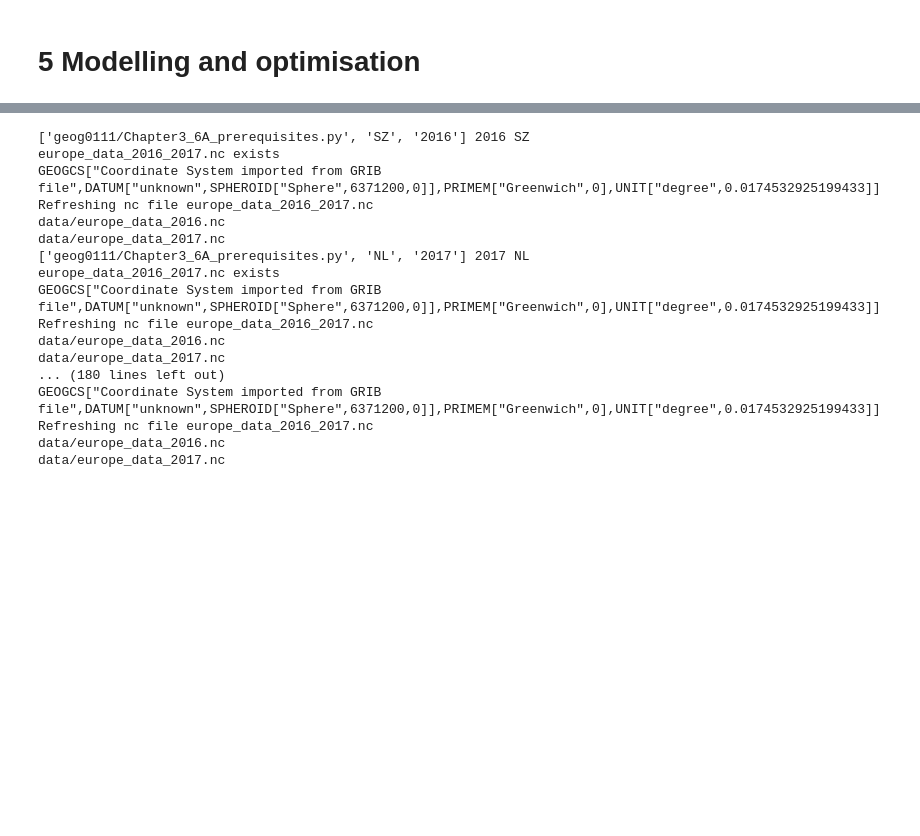
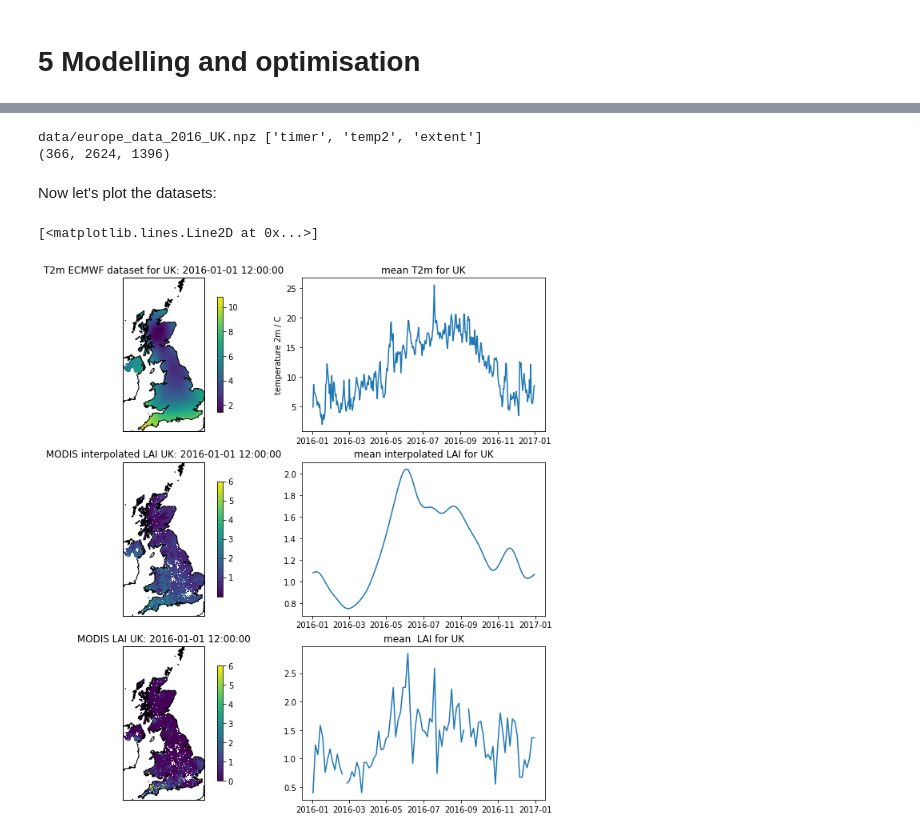
Before and after one commit to profLewis/geog0111_OLD, a Jupyter notebook: Chapter_5_Modelling_and_optimisation.ipynb, the cells around one changed output, grey strips where cells are left out. Drawn from its saved outputs; the diff is of its cells as text; code cells hidden in the pictures; blank space fills up the shorter version.

```diff
--- a/Chapter_5_Modelling_and_optimisation.ipynb
+++ b/Chapter_5_Modelling_and_optimisation.ipynb
@@ -59,49 +98,60 @@ if 'interpolated_lai' in list(lai.keys()):
+# %%
+
+'''
+Load the prepared T 2m data
+'''
+t2_filename = f'data/europe_data_{year}_{country_code}.npz'
+# get the dataset in case its not here
+procure_dataset(Path(t2_filename).name,verbose=False)
+t2data = np.load(t2_filename)
+print(t2_filename,list(t2data.keys()))
+
+timer, temp2, extent = t2data['timer'], t2data['temp2'], t2data['extent']
+print(temp2.shape)
+# %% [output]
+data/europe_data_2016_UK.npz ['timer', 'temp2', 'extent']
+(366, 2624, 1396)
+# %% [markdown]
+Now let's plot the datasets:
 # %%
 # visualise the interpolated dataset
 import matplotlib.pylab as plt
 import cartopy.crs as ccrs
 %matplotlib inline
 
 plt.figure(figsize=(12,12))
-ax = plt.subplot ( 2, 2, 1 ,projection=ccrs.Sinusoidal.MODIS)
+ax = plt.subplot ( 3, 2, 1 ,projection=ccrs.Sinusoidal.MODIS)
 ax.coastlines('10m')
 ax.set_title(f'T2m ECMWF dataset for {country_code}: {str(t2data["timer"][0])}')
-im = ax.imshow(t2data['temp2'][0],extent=t2data['extent'])
+im = ax.imshow(temp2[0],extent=extent)
 plt.colorbar(im,shrink=0.75)
 
-ax = plt.subplot ( 2, 2, 2 ,projection=ccrs.Sinusoidal.MODIS)
+ax = plt.subplot ( 3, 2, 3 ,projection=ccrs.Sinusoidal.MODIS)
+ax.coastlines('10m')
+ax.set_title(f'MODIS interpolated LAI {country_code}: {str(t2data["timer"][0])}')
+im = plt.imshow(interpolated_lai[:,:,0],vmax=6,extent=extent)
+plt.colorbar(im,shrink=0.75)
+
+ax = plt.subplot ( 3, 2, 5 ,projection=ccrs.Sinusoidal.MODIS)
 ax.coastlines('10m')
 ax.set_title(f'MODIS LAI {country_code}: {str(t2data["timer"][0])}')
-im = plt.imshow(lai['interpolated_lai'][:,:,0],vmax=6,extent=t2data['extent'])
-_ = plt.colorbar(im,shrink=0.75)
+im = plt.imshow(lai[:,:,0],vmax=6,extent=extent)
+plt.colorbar(im,shrink=0.75)
 
-plt.subplot ( 2, 2, 3 )
+
+
+plt.subplot ( 3, 2, 2 )
 plt.title(f'mean T2m for {country_code}')
-plt.plot(t2data['timer'],np.nanmean(t2data['temp2'],axis=(1,2)))
+plt.plot(timer,np.nanmean(temp2,axis=(1,2)))
 plt.ylabel('temperature 2m / C')
-plt.subplot ( 2, 2, 4 )
-plt.title(f'mean LAI for {country_code}')
-mean = np.nanmean(lai['interpolated_lai'],axis=(0,1))
-plt.plot(t2data['timer'][::4],mean)
+plt.subplot ( 3,2, 4 )
+plt.title(f'mean interpolated LAI for {country_code}')
+mean = np.nanmean(interpolated_lai,axis=(0,1))
+plt.plot(timer[::4],mean)
+plt.subplot ( 3,2, 6 )
+plt.title(f'mean  LAI for {country_code}')
+mean = np.nanmean(lai,axis=(0,1))
+plt.plot(timer[::4],mean)
+# %% [output]
+[<matplotlib.lines.Line2D at 0x...>]
+[figure, added]
-# %%
-for year in [2016,2017]:
-      for country_code in ['EI', 'SZ', 'NL', 'GM', 'SP', 'LU', 'FR', 'BE', 'UK', 'DA']:
-          %run geog0111/Chapter3_6A_prerequisites.py $country_code $year
-# %% [output]
-['geog0111/Chapter3_6A_prerequisites.py', 'SZ', '2016'] 2016 SZ
-europe_data_2016_2017.nc exists
-GEOGCS["Coordinate System imported from GRIB file",DATUM["unknown",SPHEROID["Sphere",6371200,0]],PRIMEM["Greenwich",0],UNIT["degree",0.0174532925199433]]
-Refreshing nc file europe_data_2016_2017.nc
-data/europe_data_2016.nc
-data/europe_data_2017.nc
-['geog0111/Chapter3_6A_prerequisites.py', 'NL', '2017'] 2017 NL
-europe_data_2016_2017.nc exists
-GEOGCS["Coordinate System imported from GRIB file",DATUM["unknown",SPHEROID["Sphere",6371200,0]],PRIMEM["Greenwich",0],UNIT["degree",0.0174532925199433]]
-Refreshing nc file europe_data_2016_2017.nc
-data/europe_data_2016.nc
-data/europe_data_2017.nc
-... (180 lines left out)
-GEOGCS["Coordinate System imported from GRIB file",DATUM["unknown",SPHEROID["Sphere",6371200,0]],PRIMEM["Greenwich",0],UNIT["degree",0.0174532925199433]]
-Refreshing nc file europe_data_2016_2017.nc
-data/europe_data_2016.nc
-data/europe_data_2017.nc
```
Also changed, not shown: parts of 12 cells of this notebook, 6 other files.
